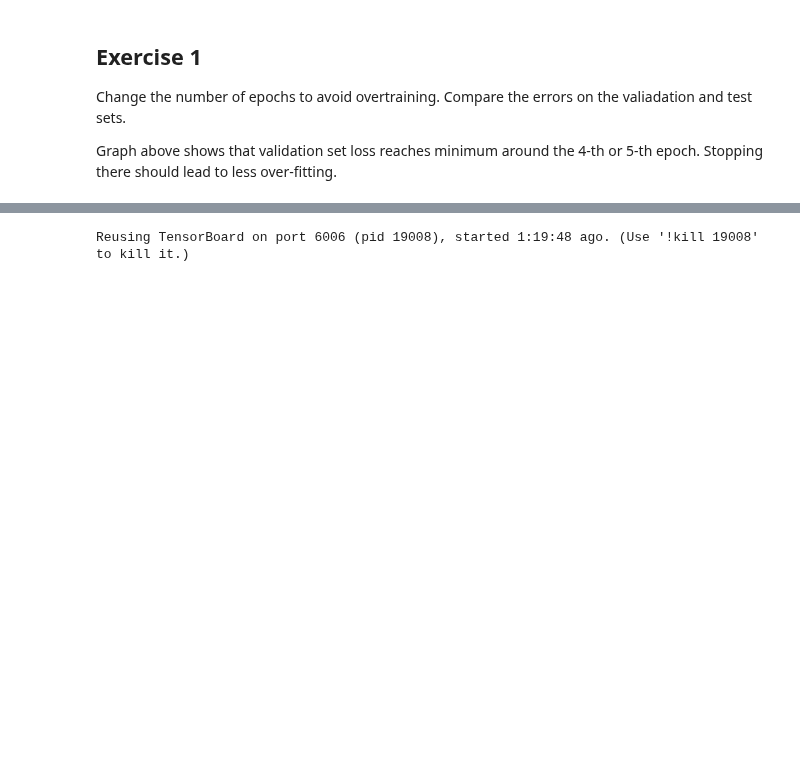
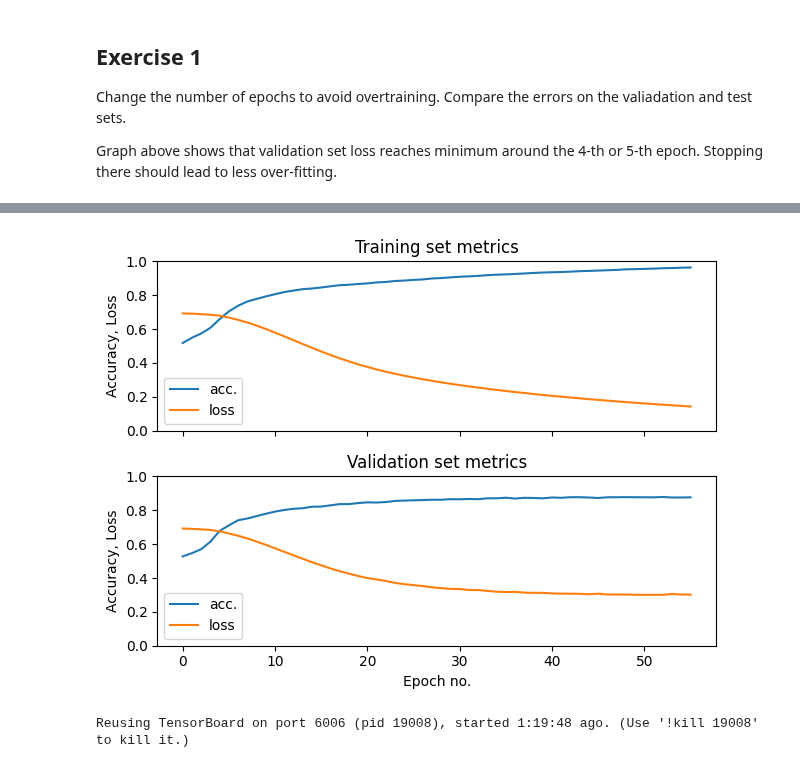
Before and after one commit to safeliquids/notebooks-for-NES2-2024, a Jupyter notebook: lecture_05/binary_classification_imdb.ipynb, the cells around one changed output, grey strips where cells are left out. Drawn from its saved outputs; the diff is of its cells as text; code cells hidden in the pictures; blank space fills up the shorter version.

```diff
--- a/lecture_05/binary_classification_imdb.ipynb
+++ b/lecture_05/binary_classification_imdb.ipynb
@@ -379,3 +536,22 @@ Test set results
+# %%
+from matplotlib import pyplot as plt
+
+fig, axs = plt.subplots(2, 1, subplot_kw=subplot_kwords, layout="tight", sharex=True)
+axs[0].set_title("Training set metrics")
+axs[0].plot(history_3.history["accuracy"], label="acc.")
+axs[0].plot(history_3.history["loss"], label="loss")
+
+axs[1].set_title("Validation set metrics")
+axs[1].plot(history_3.history["val_accuracy"], label="acc.")
+axs[1].plot(history_3.history["val_loss"], label="loss")
+
+axs[0].legend(loc="lower left")
+axs[1].legend(loc="lower left")
+# fig.tight_layout()
+
+fig.show()
+# %% [output]
+[figure, added]
 # %%
 from keras.callbacks import EarlyStopping
 early_stopping = EarlyStopping(monitor="val_loss", patience=3, restore_best_weights=True)
```
Also changed, not shown: parts of 13 cells of this notebook.
